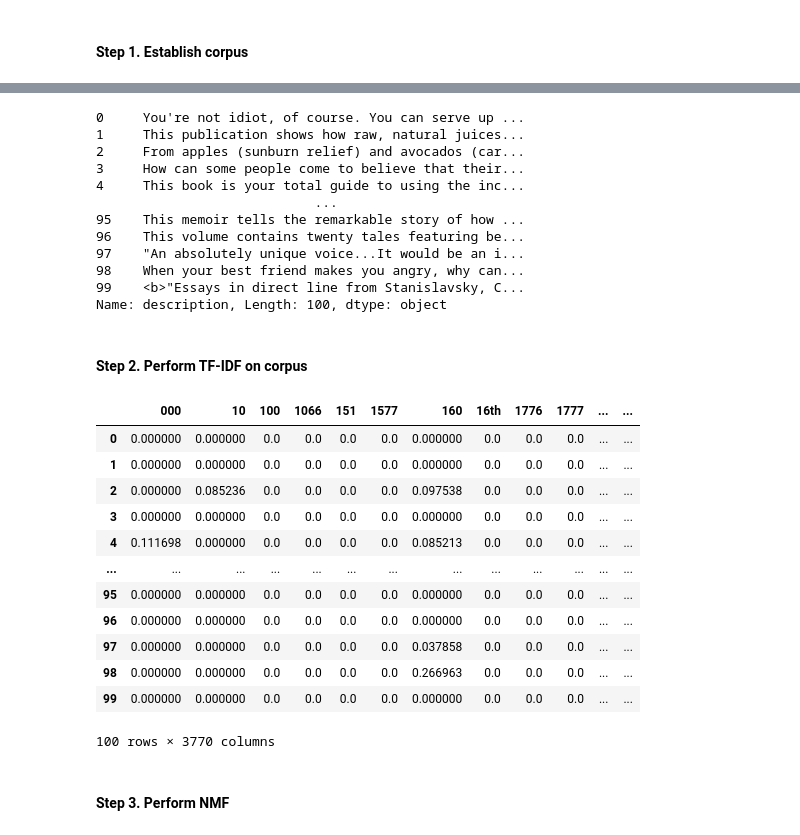
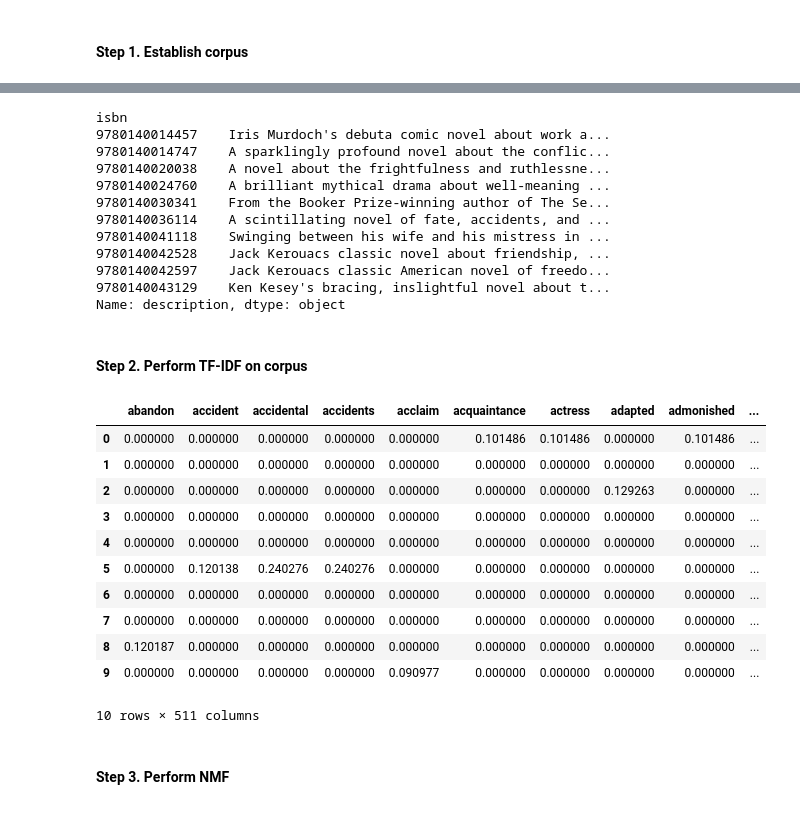
Before and after one commit to kibindy/DMW_Lab2, a Jupyter notebook: LT 8 Lab Report 2.ipynb, the cells around one changed output, grey strips where cells are left out. Drawn from its saved outputs; the diff is of its cells as text; code cells hidden in the pictures.

```diff
--- a/LT 8 Lab Report 2.ipynb
+++ b/LT 8 Lab Report 2.ipynb
@@ -246,50 +230,49 @@ df.head()
 # %%
 # Focus on descriptions only
-corpus = df['description']
-corpus
+working_corpus = corpus['description']
+working_corpus
 # %% [output]
-0     You're not idiot, of course. You can serve up ...
-1     This publication shows how raw, natural juices...
-2     From apples (sunburn relief) and avocados (car...
-3     How can some people come to believe that their...
-4     This book is your total guide to using the inc...
-                            ...
-95    This memoir tells the remarkable story of how ...
-96    This volume contains twenty tales featuring be...
-97    "An absolutely unique voice...It would be an i...
-98    When your best friend makes you angry, why can...
-99    <b>"Essays in direct line from Stanislavsky, C...
-Name: description, Length: 100, dtype: object
+isbn
+9780140014457    Iris Murdoch's debuta comic novel about work a...
+9780140014747    A sparklingly profound novel about the conflic...
+9780140020038    A novel about the frightfulness and ruthlessne...
+9780140024760    A brilliant mythical drama about well-meaning ...
+9780140030341    From the Booker Prize-winning author of The Se...
+9780140036114    A scintillating novel of fate, accidents, and ...
+9780140041118    Swinging between his wife and his mistress in ...
+9780140042528    Jack Kerouacs classic novel about friendship, ...
+9780140042597    Jack Kerouacs classic American novel of freedo...
+9780140043129    Ken Kesey's bracing, inslightful novel about t...
+Name: description, dtype: object
 # %% [markdown]
 #### Step 2. Perform TF-IDF on corpus
 # %%
 # TF-IDF
 vectorizer = TfidfVectorizer(stop_words='english')
-tfidf_matrix = vectorizer.fit_transform(corpus)
+tfidf_matrix = vectorizer.fit_transform(working_corpus)
 
 # Get the feature names (words in the vocabulary)
 feature_names = vectorizer.get_feature_names_out()
 
 # Convert the sparse matrix to a dense array for easier viewing (for small datasets)
 dense_matrix = tfidf_matrix.toarray()
 
 # Create a DataFrame for better readability
 tf_idf_df = pd.DataFrame(dense_matrix, columns=feature_names)
 tf_idf_df
 # %% [output]
-|  | 000 | 10 | 100 | 1066 | 151 | 1577 | 160 | 16th | 1776 | 1777 | ... | ... |
-| 0 | 0.000000 | 0.000000 | 0.0 | 0.0 | 0.0 | 0.0 | 0.000000 | 0.0 | 0.0 | 0.0 | ... | ... |
-| 1 | 0.000000 | 0.000000 | 0.0 | 0.0 | 0.0 | 0.0 | 0.000000 | 0.0 | 0.0 | 0.0 | ... | ... |
-| 2 | 0.000000 | 0.085236 | 0.0 | 0.0 | 0.0 | 0.0 | 0.097538 | 0.0 | 0.0 | 0.0 | ... | ... |
-| 3 | 0.000000 | 0.000000 | 0.0 | 0.0 | 0.0 | 0.0 | 0.000000 | 0.0 | 0.0 | 0.0 | ... | ... |
-| 4 | 0.111698 | 0.000000 | 0.0 | 0.0 | 0.0 | 0.0 | 0.085213 | 0.0 | 0.0 | 0.0 | ... | ... |
-| ... | ... | ... | ... | ... | ... | ... | ... | ... | ... | ... | ... | ... |
-| 95 | 0.000000 | 0.000000 | 0.0 | 0.0 | 0.0 | 0.0 | 0.000000 | 0.0 | 0.0 | 0.0 | ... | ... |
-| 96 | 0.000000 | 0.000000 | 0.0 | 0.0 | 0.0 | 0.0 | 0.000000 | 0.0 | 0.0 | 0.0 | ... | ... |
-| 97 | 0.000000 | 0.000000 | 0.0 | 0.0 | 0.0 | 0.0 | 0.037858 | 0.0 | 0.0 | 0.0 | ... | ... |
-| 98 | 0.000000 | 0.000000 | 0.0 | 0.0 | 0.0 | 0.0 | 0.266963 | 0.0 | 0.0 | 0.0 | ... | ... |
-| 99 | 0.000000 | 0.000000 | 0.0 | 0.0 | 0.0 | 0.0 | 0.000000 | 0.0 | 0.0 | 0.0 | ... | ... |
+|  | abandon | accident | accidental | accidents | acclaim | acquaintance | actress | adapted | admonished | ... |
+| 0 | 0.000000 | 0.000000 | 0.000000 | 0.000000 | 0.000000 | 0.101486 | 0.101486 | 0.000000 | 0.101486 | ... |
+| 1 | 0.000000 | 0.000000 | 0.000000 | 0.000000 | 0.000000 | 0.000000 | 0.000000 | 0.000000 | 0.000000 | ... |
+| 2 | 0.000000 | 0.000000 | 0.000000 | 0.000000 | 0.000000 | 0.000000 | 0.000000 | 0.129263 | 0.000000 | ... |
+| 3 | 0.000000 | 0.000000 | 0.000000 | 0.000000 | 0.000000 | 0.000000 | 0.000000 | 0.000000 | 0.000000 | ... |
+| 4 | 0.000000 | 0.000000 | 0.000000 | 0.000000 | 0.000000 | 0.000000 | 0.000000 | 0.000000 | 0.000000 | ... |
+| 5 | 0.000000 | 0.120138 | 0.240276 | 0.240276 | 0.000000 | 0.000000 | 0.000000 | 0.000000 | 0.000000 | ... |
+| 6 | 0.000000 | 0.000000 | 0.000000 | 0.000000 | 0.000000 | 0.000000 | 0.000000 | 0.000000 | 0.000000 | ... |
+| 7 | 0.000000 | 0.000000 | 0.000000 | 0.000000 | 0.000000 | 0.000000 | 0.000000 | 0.000000 | 0.000000 | ... |
+| 8 | 0.120187 | 0.000000 | 0.000000 | 0.000000 | 0.000000 | 0.000000 | 0.000000 | 0.000000 | 0.000000 | ... |
+| 9 | 0.000000 | 0.000000 | 0.000000 | 0.000000 | 0.090977 | 0.000000 | 0.000000 | 0.000000 | 0.000000 | ... |
-100 rows × 3770 columns
+10 rows × 511 columns
 # %% [markdown]
 #### Step 3. Perform NMF
 # %%
```
Also changed, not shown: parts of 7 cells of this notebook.
